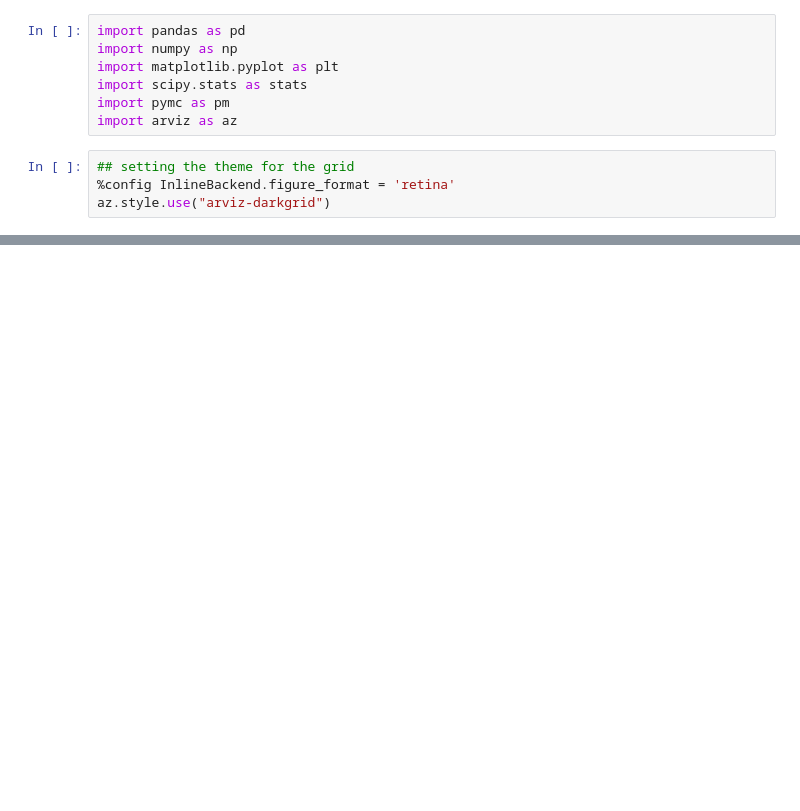
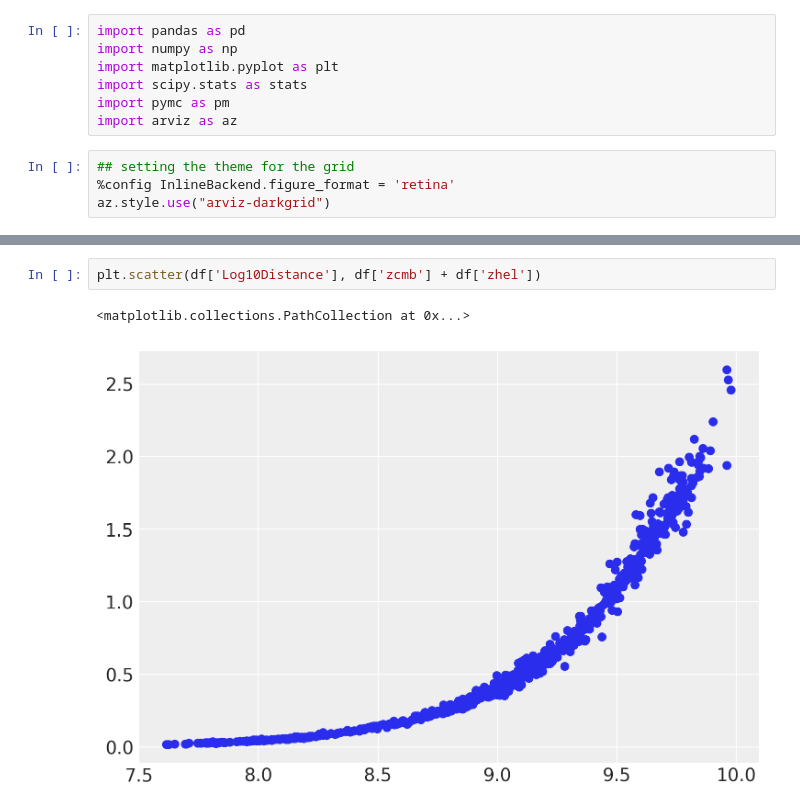
Before and after one commit to Raghuram-Veeramallu/Astro_Stat_Project2, a Jupyter notebook: Project2_Group3.ipynb, the cells around one changed output, grey strips where cells are left out. Cells and saved outputs as stored; diff of their text form; blank space fills up the shorter version.

```diff
--- a/Project2_Group3.ipynb
+++ b/Project2_Group3.ipynb
@@ -50,0 +120,5 @@ df.sample(10)
+# %%
+plt.scatter(df['Log10Distance'], df['zcmb'] + df['zhel'])
+# %% [output]
+<matplotlib.collections.PathCollection at 0x...>
+[figure, added]
```
Also changed, not shown: parts of 15 cells of this notebook.
